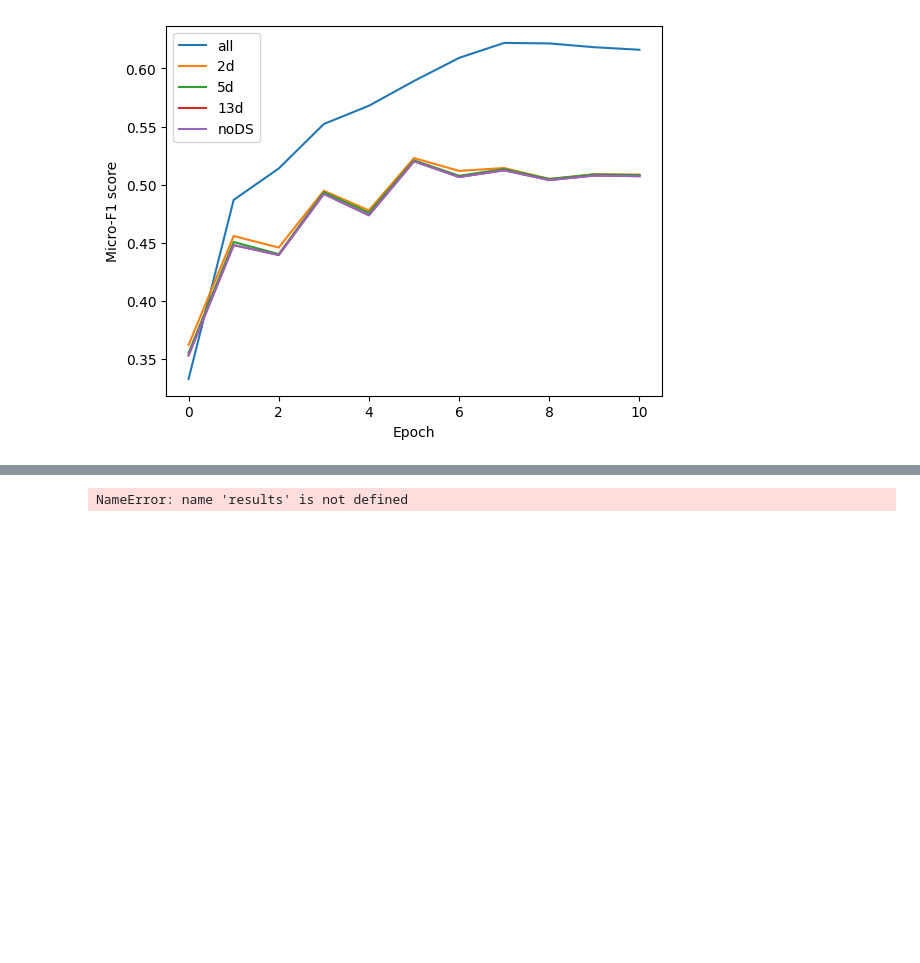
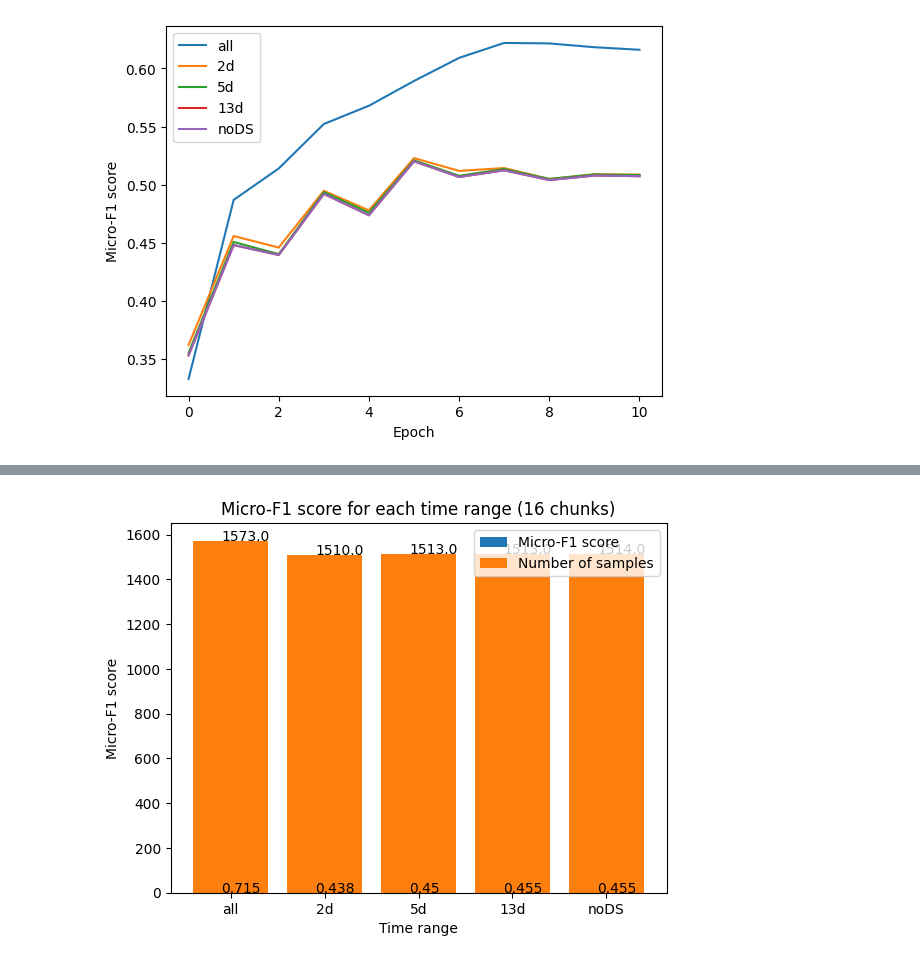
Before and after one commit to mireiahernandez/icd-continuous-prediction, a Jupyter notebook: visualize_results.ipynb, the cells around one changed output, grey strips where cells are left out. Saved outputs shown, nothing was run; the diff lists cells and outputs as text; code cells hidden in the pictures; blank space fills up the shorter version.

```diff
--- a/visualize_results.ipynb
+++ b/visualize_results.ipynb
@@ -51,22 +72,22 @@ Text(0, 0.5, 'Micro-F1 score')
 # %%
 # write code to visualize the validation_f1_score for each time range in the last epoch
 
 plt.bar(range(len(results)), [results[key]['validation_f1_micro'].iloc[-1] for key in results.keys()], align='center')
 plt.xticks(range(len(results)), list(results.keys()))
 # display value on top of each bar
-for i, v in enumerate([results[key]['validation_f1_micro'].iloc[-1] for key in results.keys()]):
+for i, v in enumerate([results[key]['validation_f1_micro'].max() for key in results.keys()]):
     plt.text(i - 0.1, v + 0.01, str(round(v, 3)))
 # create another bar plot for the number of samples in each time range
-plt.bar(range(len(results)), [results[key]['validation_samples'].iloc[-1] for key in results.keys()], align='center')
+plt.bar(range(len(results)), [results[key]['validation_metrics_sample_size'].iloc[-1] for key in results.keys()], align='center')
 plt.xticks(range(len(results)), list(results.keys()))
 # display value on top of each bar
-for i, v in enumerate([results[key]['validation_samples'].iloc[-1] for key in results.keys()]):
+for i, v in enumerate([results[key]['validation_metrics_sample_size'].iloc[-1] for key in results.keys()]):
     plt.text(i - 0.1, v + 0.01, str(round(v, 3)))
 plt.legend(['Micro-F1 score', 'Number of samples'])
 
 plt.ylabel('Micro-F1 score')
 plt.xlabel('Time range')
 plt.title('Micro-F1 score for each time range (16 chunks)')
 plt.show()
 # %% [output]
-NameError: name 'results' is not defined
+[figure, added]
```
Also changed, not shown: parts of 3 cells of this notebook, 1 other file.
